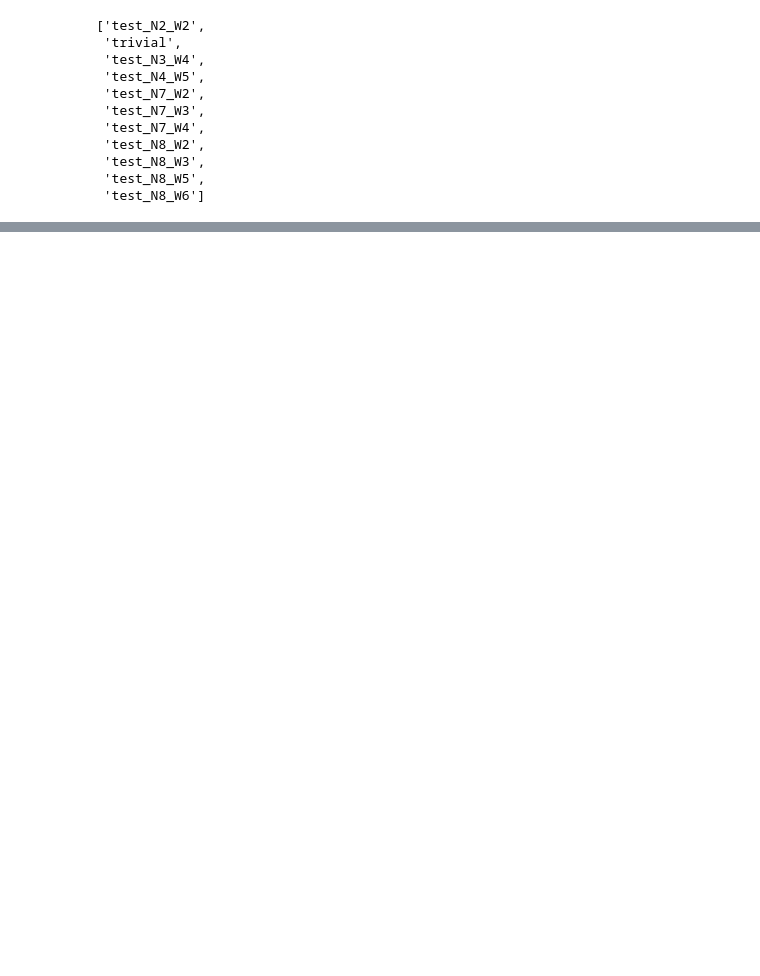
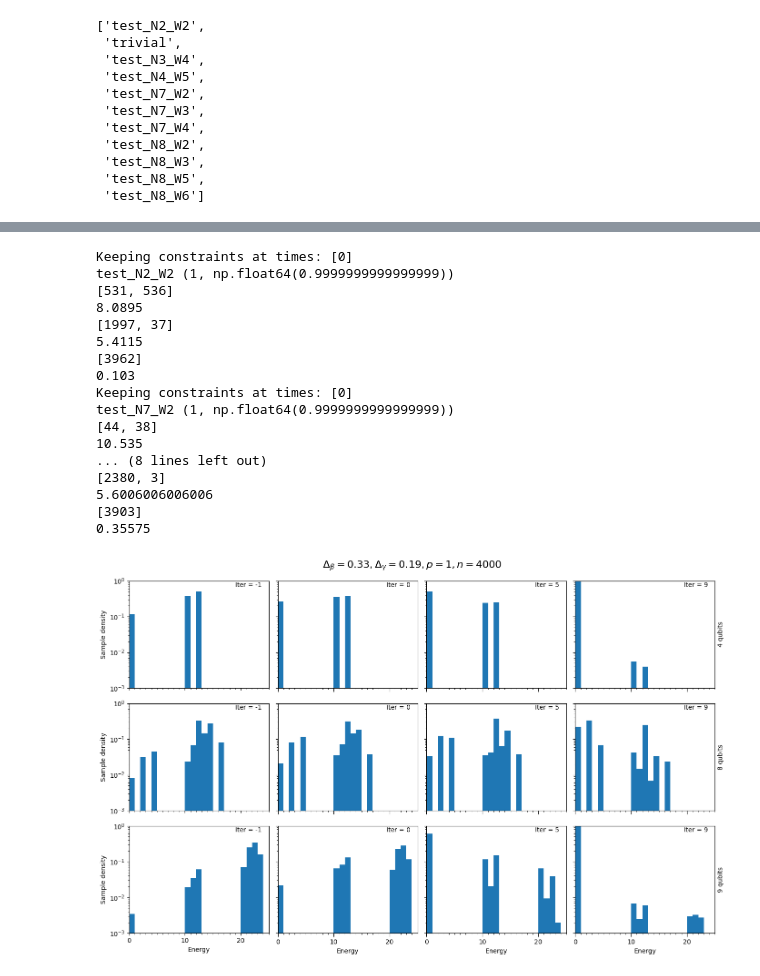
Before and after one commit to JoshCudby/quantum_pangenomics, a Jupyter notebook: new_hubo_formulation/hubo_qaoa/nonvariational/plot_nonvariational.ipynb, the cells around one changed output, grey strips where cells are left out. Cells and saved outputs as stored; diff of their text form; code cells hidden in the pictures; blank space fills up the shorter version.

```diff
--- a/new_hubo_formulation/hubo_qaoa/nonvariational/plot_nonvariational.ipynb
+++ b/new_hubo_formulation/hubo_qaoa/nonvariational/plot_nonvariational.ipynb
@@ -277,0 +310,58 @@ test_N4_W5 (31, np.float64(1.0))
+# %%
+fig, axs = plt.subplots(3, 4, sharey='row', sharex='col')
+p = 1
+db = 0.33
+dg = 0.19
+rescale = 10**(0)
+axs0 = axs[0, :]
+axs1 = axs[1, :]
+axs2 = axs[2, :]
+# axs3 = axs[3, :]
+# axs4 = axs[4, :]
+# axs5 = axs[5, :]
+
+
+axs0 = plot_dist(axs0, 'test_N2_W2', [1,1], db, dg, 4000, p=p, db=db*rescale, dg=dg*rescale, normalise=False)
+axs1 = plot_dist(axs1, 'test_N7_W2', [1,0,0,0,0,0,1], db, dg, 4000, p=p, db=db*rescale, dg=dg*rescale, normalise=False)
+axs2 = plot_dist(axs2, 'trivial', [1,1,1], db, dg, 4000, p=p, db=db*rescale, dg=dg*rescale, normalise=False)
+# axs3 = plot_dist(axs3, 'test_N8_W3', [1,1,0,0,0,0,0,1], db, dg, 4000, p=p, db=db*rescale, dg=dg*rescale, normalise=False)
+# axs4 = plot_dist(axs4, 'test_N3_W4', [2,1,1], db, dg, 4000, p=p, db=db*rescale, dg=dg*rescale, normalise=False)
+# axs5 = plot_dist(axs5, 'test_N4_W5', [2,1,1,1], db, dg, 4000, p=p, db=db*rescale, dg=dg*rescale, normalise=False)
+
+
+for ax in axs[:, 0]:
+    ax.set_ylabel(r'Sample density')
+
+qubits = [4, 8, 9, 12, 12, 15]
+for idx, ax in enumerate(axs[:, -1]):
+    twin = ax.twinx()
+    twin.set_yticks([])
+    twin.set_ylabel(f'{qubits[idx]} qubits')
+
+for ax in axs[-1, :]:
+    ax.set_xlabel(r'Energy')
+
+fig.suptitle(f'$\\Delta_\\beta = {db}, \\Delta_\\gamma = {dg}, p = {p}, n = 4000$', fontsize=16)
+fig.set_figheight(3 * len(axs[:, 0]))
+fig.set_figwidth(3.5 * len(axs[0, :]))
+plt.tight_layout()
+# fig.set_tight_layout('tight')
+# %% [output]
+Keeping constraints at times: [0]
+test_N2_W2 (1, np.float64(0.9999999999999999))
+[531, 536]
+8.0895
+[1997, 37]
+5.4115
+[3962]
+0.103
+Keeping constraints at times: [0]
+test_N7_W2 (1, np.float64(0.9999999999999999))
+[44, 38]
+10.535
+... (8 lines left out)
+[2380, 3]
+5.6006006006006
+[3903]
+0.35575
+[figure, added]
```
Also changed, not shown: parts of 9 cells of this notebook, 11 other files.
